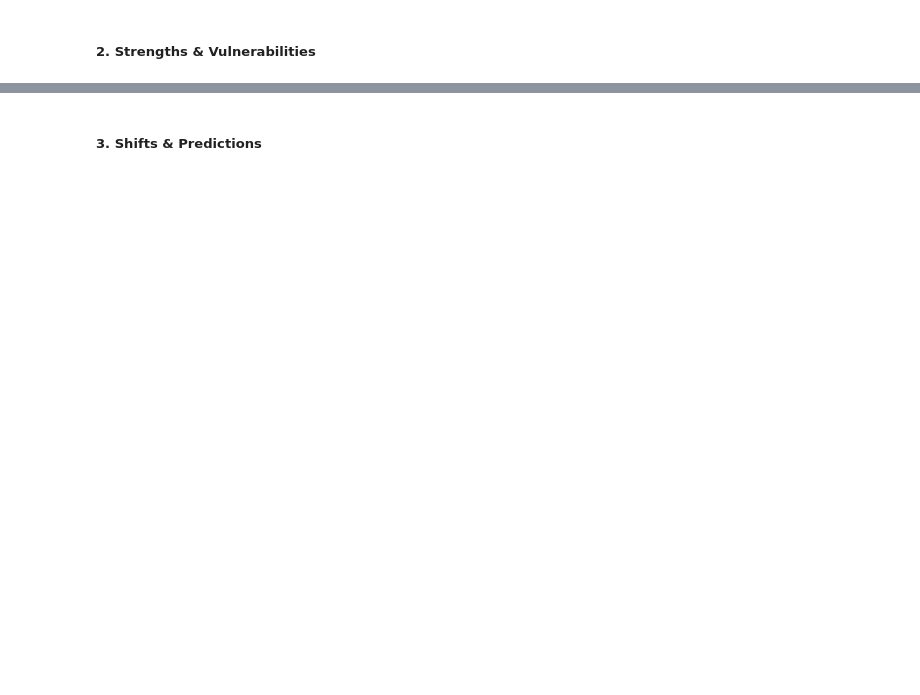
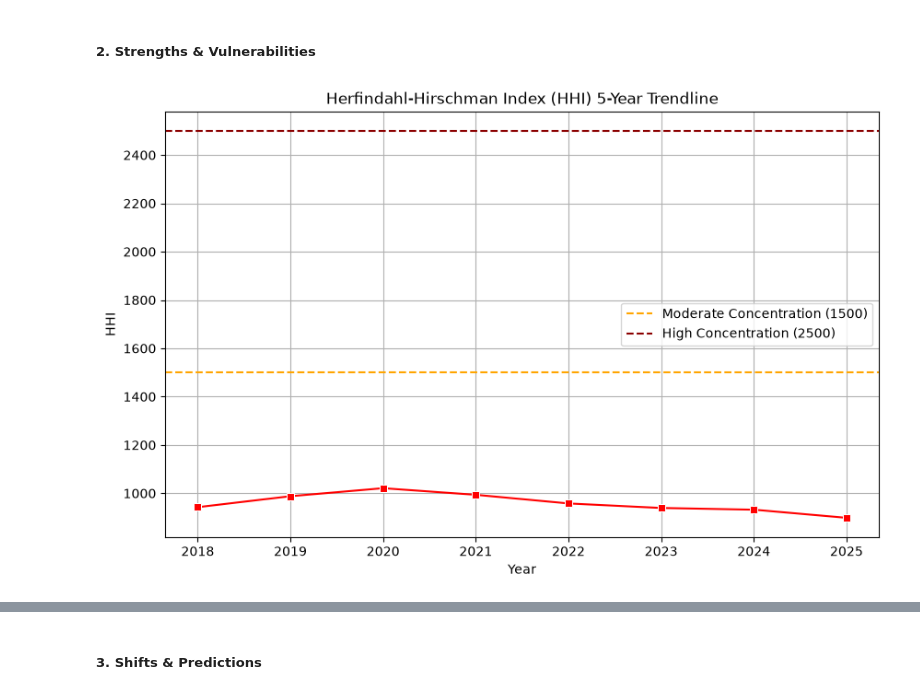
Before and after one commit to nomorepinto/DataSci1-Group9-Act2, a Jupyter notebook: FinalProject.ipynb, the cells around one changed output, grey strips where cells are left out. Cells and saved outputs as stored; diff of their text form; code cells hidden in the pictures; blank space fills up the shorter version.

```diff
--- a/FinalProject.ipynb
+++ b/FinalProject.ipynb
@@ -27,2 +169,27 @@ Successfully installed contourpy-1.3.3 cycler-0.12.1 fonttools-4.63.0 joblib-1.5
 # %% [markdown]
 ##### 2. Strengths & Vulnerabilities
+# %%
+# --- High Market Concentration: HHI Index ---
+
+yearly_totals = df.groupby('Year')['FOB'].sum().reset_index().rename(columns={'FOB': 'Total Yearly FOB'})
+country_yearly = df.groupby(['Year', 'Country Of Destination'])['FOB'].sum().reset_index()
+
+country_yearly = pd.merge(country_yearly, yearly_totals, on='Year')
+country_yearly['Market Share (%)'] = (country_yearly['FOB'] / country_yearly['Total Yearly FOB']) * 100
+country_yearly['Share Squared'] = country_yearly['Market Share (%)'] ** 2
+
+hhi_per_year = country_yearly.groupby('Year')['Share Squared'].sum().reset_index().rename(columns={'Share Squared': 'HHI'})
+
+plt.figure(figsize=(10, 6))
+sns.lineplot(data=hhi_per_year, x='Year', y='HHI', marker='s', color='red')
+plt.title('Herfindahl-Hirschman Index (HHI) 5-Year Trendline')
+plt.xlabel('Year')
+plt.ylabel('HHI')
+plt.axhline(y=1500, color='orange', linestyle='--', label='Moderate Concentration (1500)')
+plt.axhline(y=2500, color='darkred', linestyle='--', label='High Concentration (2500)')
+plt.xticks(hhi_per_year['Year'].astype(int))
+plt.legend()
+plt.grid(True)
+plt.show()
+# %% [output]
+[figure, added]
```
Also changed, not shown: parts of 5 cells of this notebook, 2 other files.
